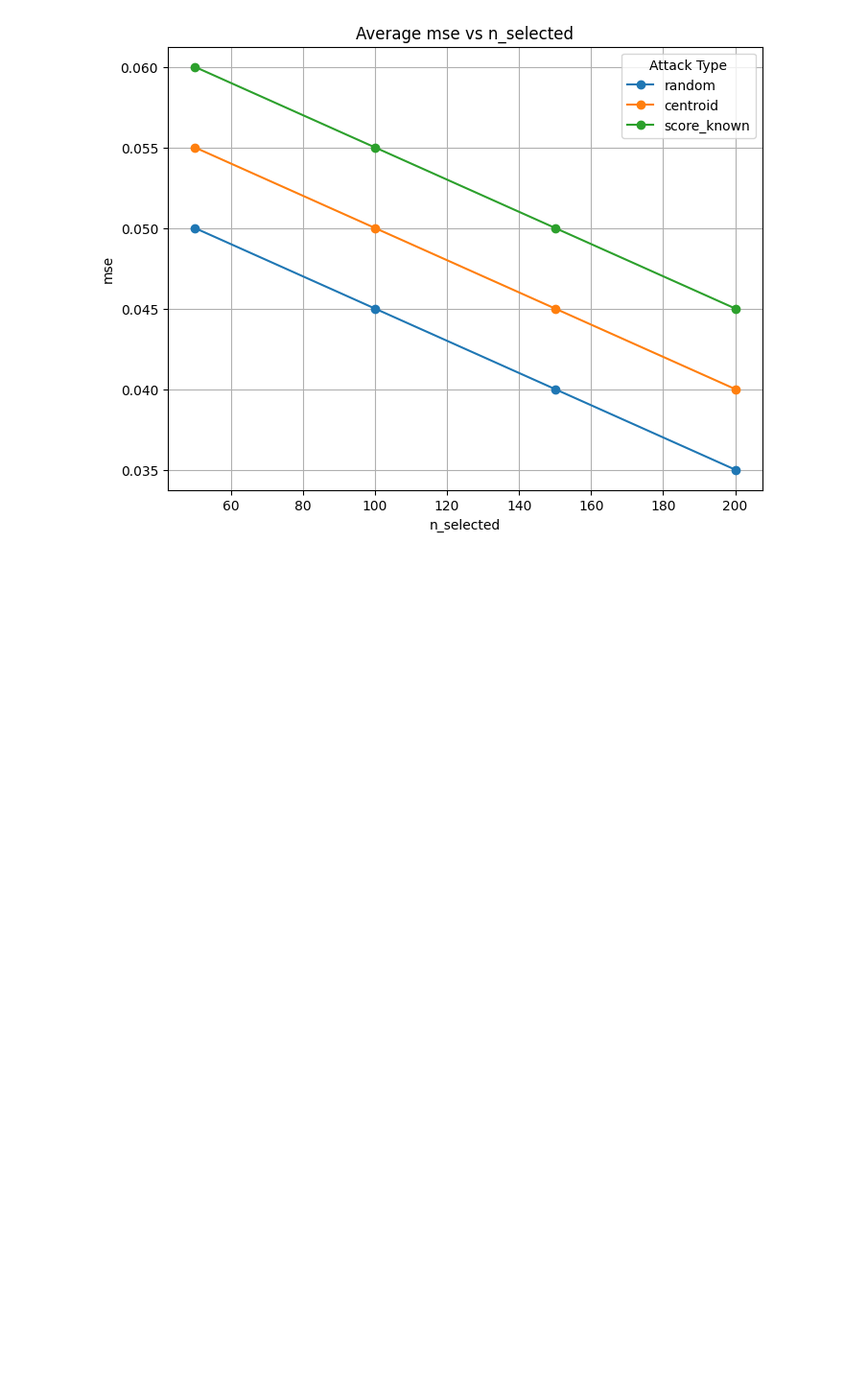
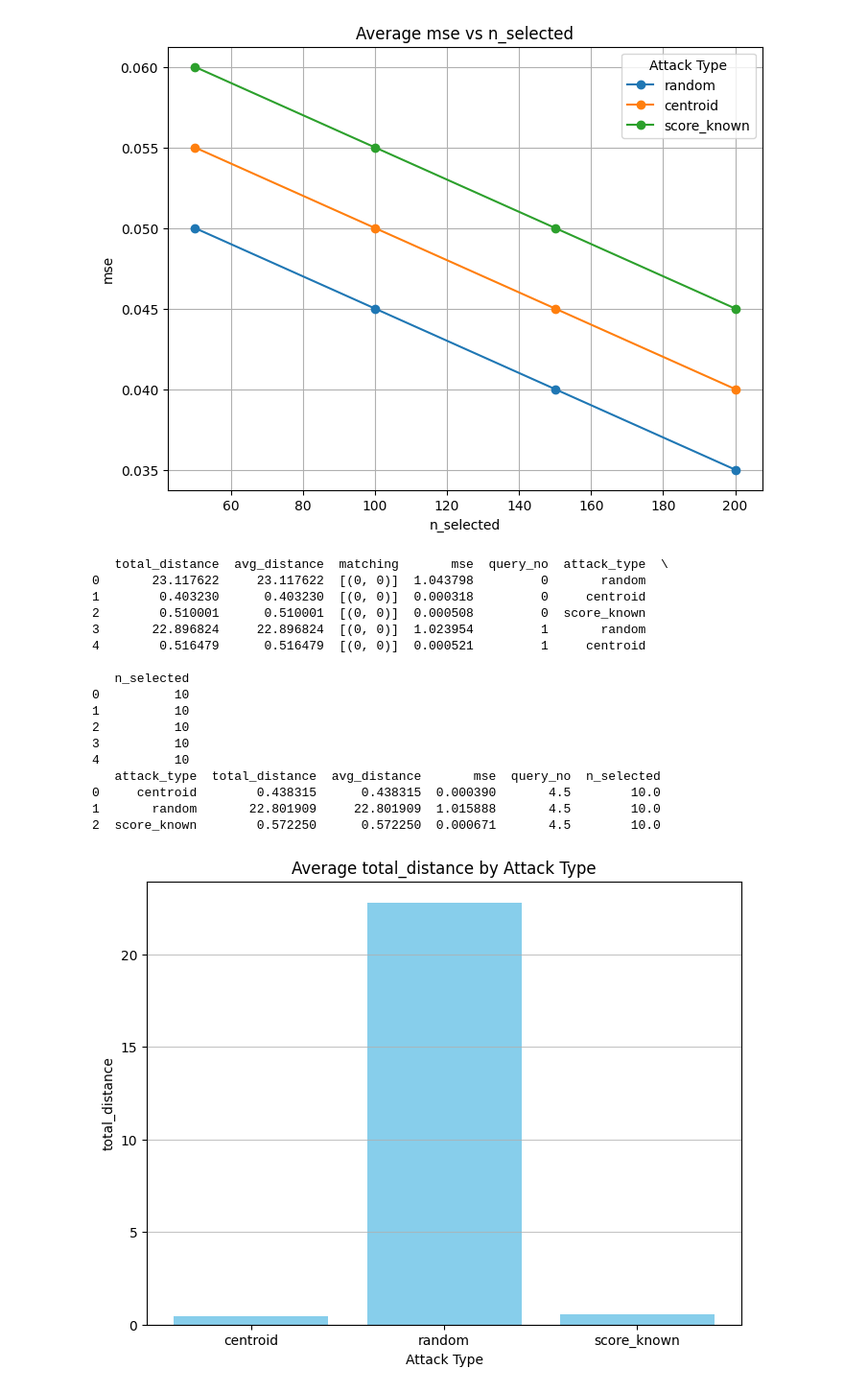
Before and after one commit to szyszyzys/poison_data_valuation, a Jupyter notebook: test.ipynb, the cells around one changed output. Shown at 96% size. Saved outputs shown, nothing was run; the diff lists cells and outputs as text; code cells hidden in the pictures; blank space fills up the shorter version.

```diff
--- a/test.ipynb
+++ b/test.ipynb
@@ -84,3 +84,38 @@ if __name__ == "__main__":
 [figure]
 [figure]
 [figure]
+# %%
+s
+
+# # Option 2: Plot all metrics in subplots of a single figure
+# fig, axes = plt.subplots(2, 2, figsize=(12, 10))
+# axes = axes.flatten()
+#
+# for i, metric in enumerate(metrics):
+#     axes[i].bar(grouped["attack_type"], grouped[metric], color="salmon")
+#     axes[i].set_title(f"Average {metric}")
+#     axes[i].set_xlabel("Attack Type")
+#     axes[i].set_ylabel(metric)
+#     axes[i].grid(axis="y", alpha=0.75)
+#
+# plt.tight_layout()
+# plt.show()
+# %% [output]
+   total_distance  avg_distance  matching       mse  query_no  attack_type  \
+0       23.117622     23.117622  [(0, 0)]  1.043798         0       random
+1        0.403230      0.403230  [(0, 0)]  0.000318         0     centroid
+2        0.510001      0.510001  [(0, 0)]  0.000508         0  score_known
+3       22.896824     22.896824  [(0, 0)]  1.023954         1       random
+4        0.516479      0.516479  [(0, 0)]  0.000521         1     centroid
+
+   n_selected
+0          10
+1          10
+2          10
+3          10
+4          10
+   attack_type  total_distance  avg_distance       mse  query_no  n_selected
+0     centroid        0.438315      0.438315  0.000390       4.5        10.0
+1       random       22.801909     22.801909  1.015888       4.5        10.0
+2  score_known        0.572250      0.572250  0.000671       4.5        10.0
+[figure, added]
```
Also changed, not shown: parts of 3 cells of this notebook, 19 other files.
